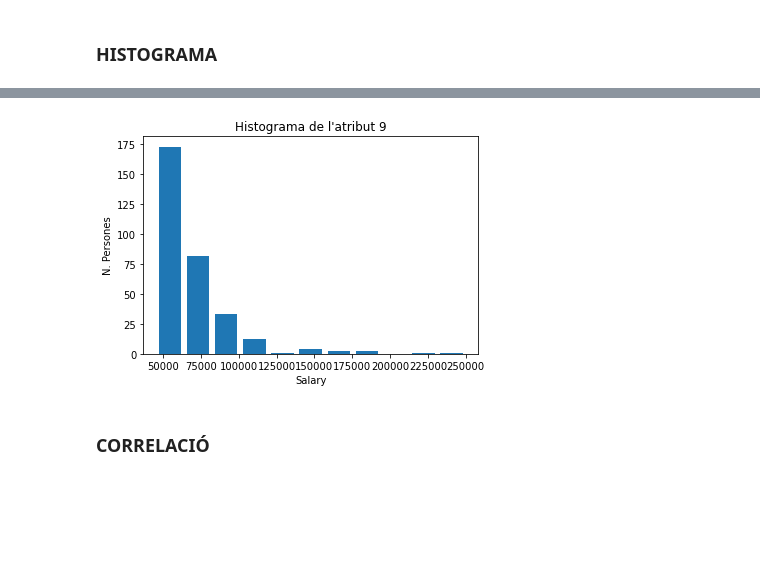
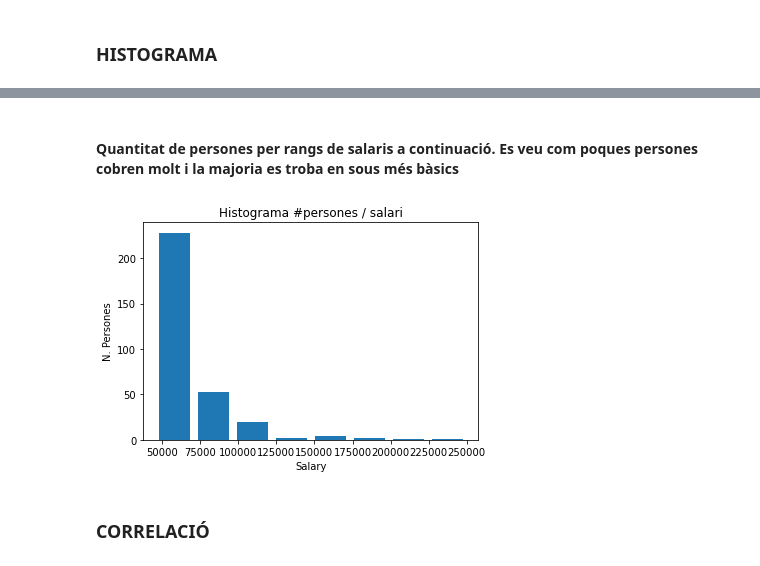
Before and after one commit to AlexCorreaO/Prac_1_regressio_AC, a Jupyter notebook: prac_1_note.ipynb, the cells around one changed output, grey strips where cells are left out. Cells and saved outputs as stored; diff of their text form; code cells hidden in the pictures; blank space fills up the shorter version.

```diff
--- a/prac_1_note.ipynb
+++ b/prac_1_note.ipynb
@@ -120,11 +182,14 @@ ax = plt.scatter(x[:,9], y)
+# %% [markdown]
+#### Quantitat de persones per rangs de salaris a continuació. Es veu com poques persones cobren molt i la majoria es troba en sous més bàsics
 # %%
 plt.figure()
-plt.title("Histograma de l'atribut 9")
+plt.title("Histograma #persones / salari")
 plt.xlabel("Salary")
 plt.ylabel("N. Persones")
-hist = plt.hist(x[:,9], bins=11, range=[np.min(x[:,9]), np.max(x[:,9])], histtype="bar", rwidth=0.8)
+v = 9
+hist = plt.hist(x[:,v], bins=8, range=[np.min(x[:,v]), np.max(x[:,v])], histtype="bar", rwidth=0.8)
 # %% [output]
-[figure, old version]
+[figure, new version]
 # %% [markdown]
 ### CORRELACIÓ
 # %%
```
Also changed, not shown: parts of 7 cells of this notebook.
